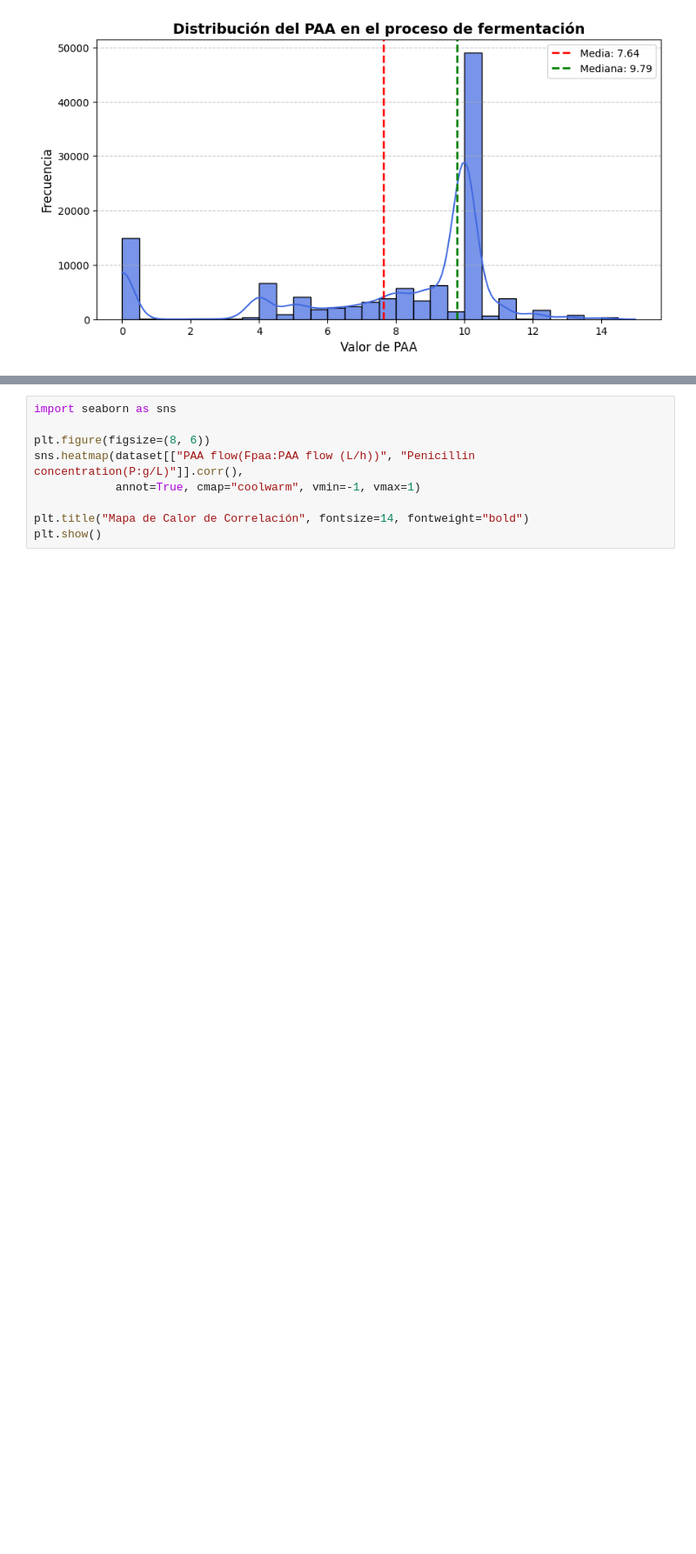
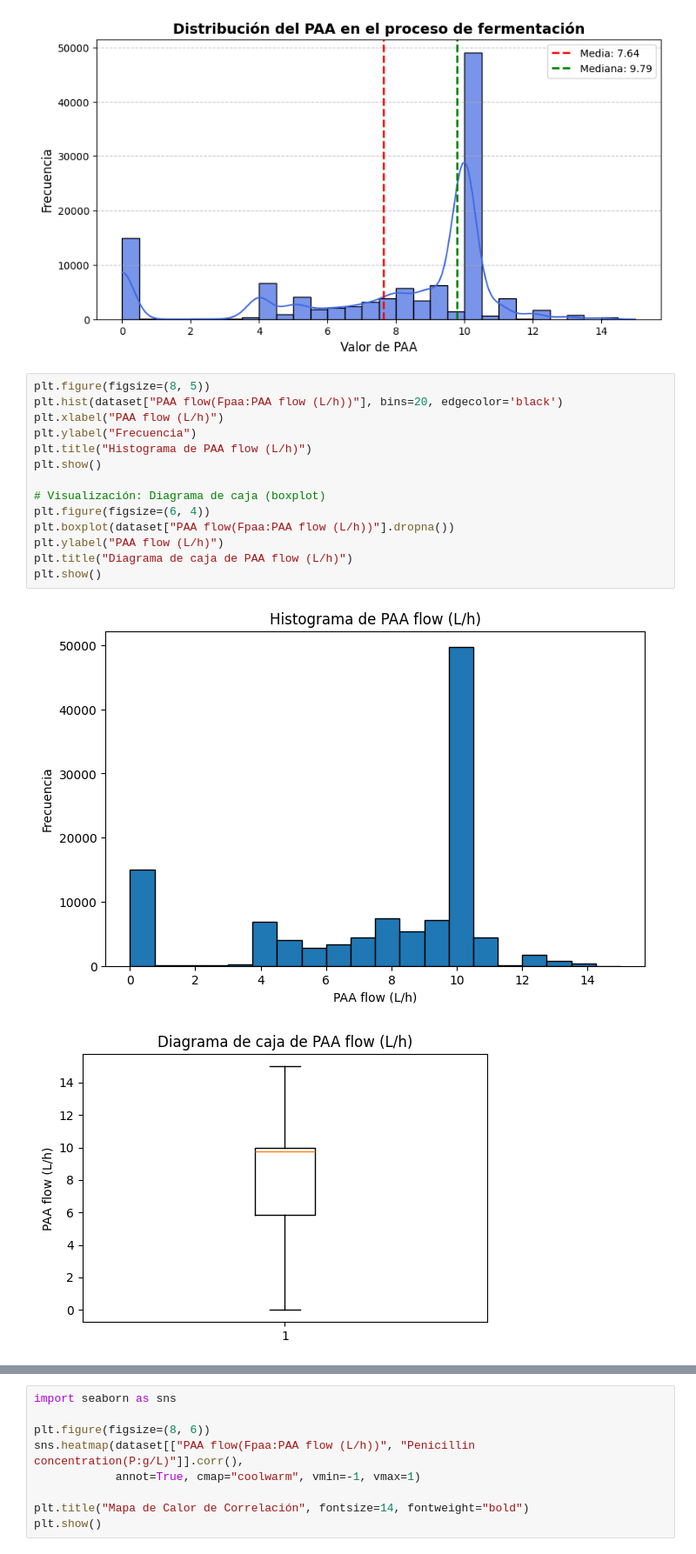
Before and after one commit to MavelSterling/proyecto_reto_insulina_INRAE, a Jupyter notebook: src/proyecto_rnn_penicilina_test.ipynb, the cells around one changed output, grey strips where cells are left out. Shown at 87% size. Saved outputs shown, nothing was run; the diff lists cells and outputs as text; blank space fills up the shorter version.

```diff
--- a/src/proyecto_rnn_penicilina_test.ipynb
+++ b/src/proyecto_rnn_penicilina_test.ipynb
@@ -226,3 +226,20 @@ plt.grid(axis='y', linestyle="--", alpha=0.7)
 plt.show()
 # %% [output]
 [figure]
+# %%
+plt.figure(figsize=(8, 5))
+plt.hist(dataset["PAA flow(Fpaa:PAA flow (L/h))"], bins=20, edgecolor='black')
+plt.xlabel("PAA flow (L/h)")
+plt.ylabel("Frecuencia")
+plt.title("Histograma de PAA flow (L/h)")
+plt.show()
+
+# Visualización: Diagrama de caja (boxplot)
+plt.figure(figsize=(6, 4))
+plt.boxplot(dataset["PAA flow(Fpaa:PAA flow (L/h))"].dropna())
+plt.ylabel("PAA flow (L/h)")
+plt.title("Diagrama de caja de PAA flow (L/h)")
+plt.show()
+# %% [output]
+[figure, added]
+[figure, added]
```
Also changed, not shown: parts of 4 cells of this notebook.
